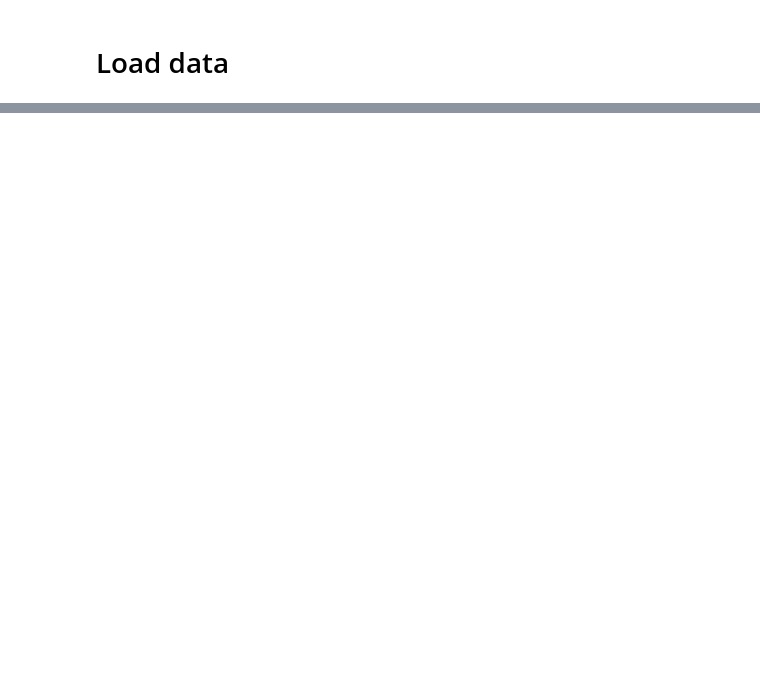
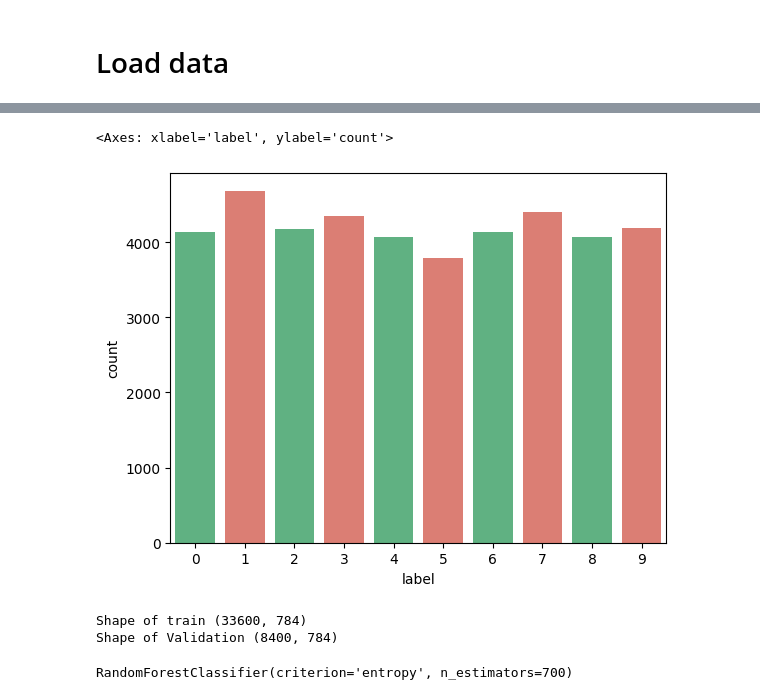
Before and after one commit to ProgramTraveler/DRL, a Jupyter notebook: digit-recognizer.ipynb, the cells around one changed output, grey strips where cells are left out. Drawn from its saved outputs; the diff is of its cells as text; code cells hidden in the pictures; blank space fills up the shorter version.

Commit message:
Kaggle Notebook | digit-recognizer | Version 5

```diff
--- a/digit-recognizer.ipynb
+++ b/digit-recognizer.ipynb
@@ -29,23 +28,0 @@ for dirname, _, filenames in os.walk('/kaggle/input'):
-# %%
-import pandas as pd
-import numpy as np
-import matplotlib.pyplot as plt
-import matplotlib.image as mpimg
-import seaborn as sns
-%matplotlib inline
-
-np.random.seed(2) # 设置随机种子
-
-from sklearn.model_selection import train_test_split
-from sklearn.metrics import confusion_matrix
-import itertools
-
-from keras.utils.np_utils import to_categorical # convert to one-hot-encoding
-from keras.models import Sequential
-from keras.layers import Dense, Dropout, Flatten, Conv2D, MaxPool2D
-from keras.optimizers import RMSprop
-from keras.preprocessing.image import ImageDataGenerator
-from keras.callbacks import ReduceLROnPlateau
-
-
-sns.set(style='white', context='notebook', palette='deep')
@@ -53,5 +48,5 @@ sns.set(style='white', context='notebook', palette='deep')
 # Load data
 # %%
 # Load data
-train = pd.read_csv("../input/digit-recognizer/train.csv")
-test = pd.read_csv("../input/digit-recognizer/test.csv")
+train_df = pd.read_csv("../input/digit-recognizer/train.csv")
+train_df
@@ -83,0 +82,23 @@ Name: count, dtype: int64
+# %%
+target = train_df['label']
+train_df = train_df.drop(columns='label')
+# %%
+green = '#52BE80'
+red = '#EC7063'
+sns.countplot(x=target, palette=[green, red])
+# %% [output]
+<Axes: xlabel='label', ylabel='count'>
+[figure, added]
+# %%
+X_train, X_val, y_train, y_val = train_test_split(train_df, target, test_size=0.2, random_state=64)
+print('Shape of train', X_train.shape)
+print('Shape of Validation', X_val.shape)
+# %% [output]
+Shape of train (33600, 784)
+Shape of Validation (8400, 784)
+# %%
+rfc = RandomForestClassifier(criterion='entropy', n_estimators=700)
+
+rfc.fit(X_train, y_train)
+# %% [output]
+RandomForestClassifier(criterion='entropy', n_estimators=700)
```
Also changed, not shown: parts of 12 cells of this notebook.
